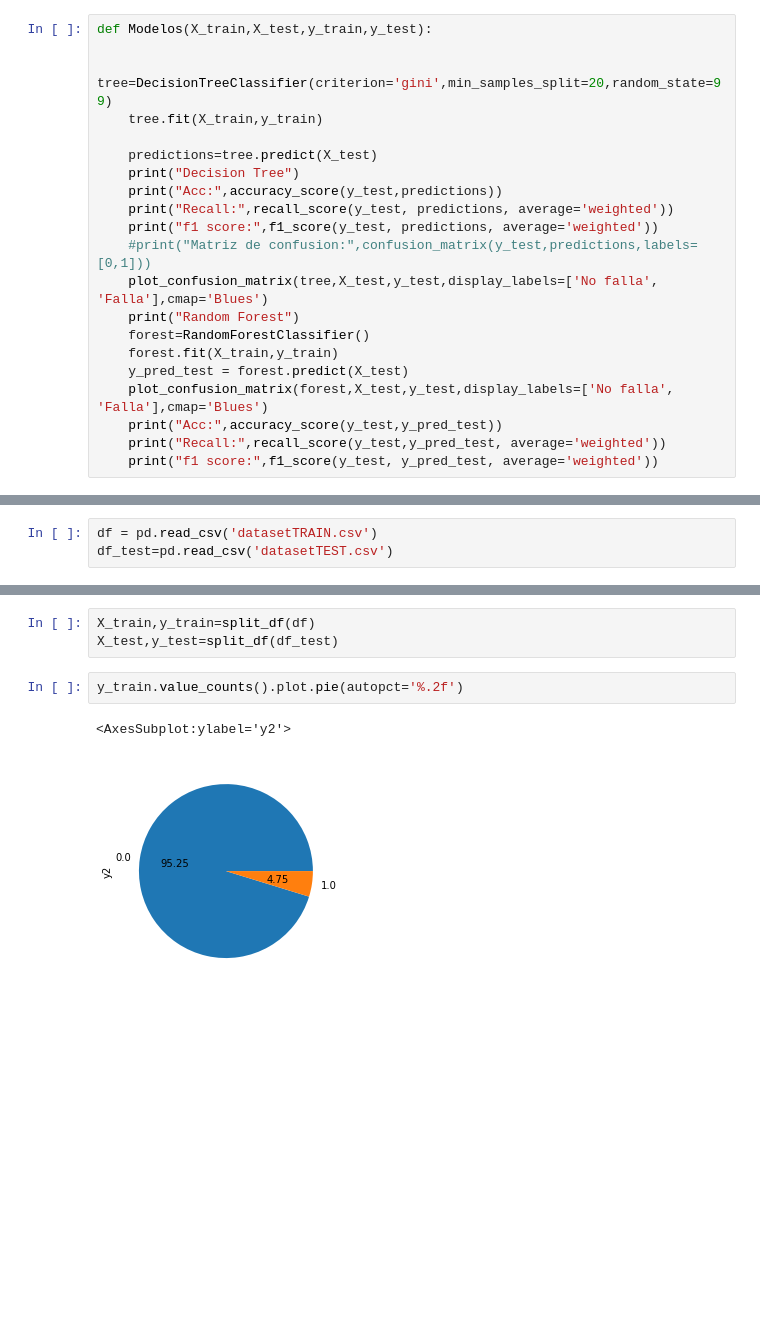
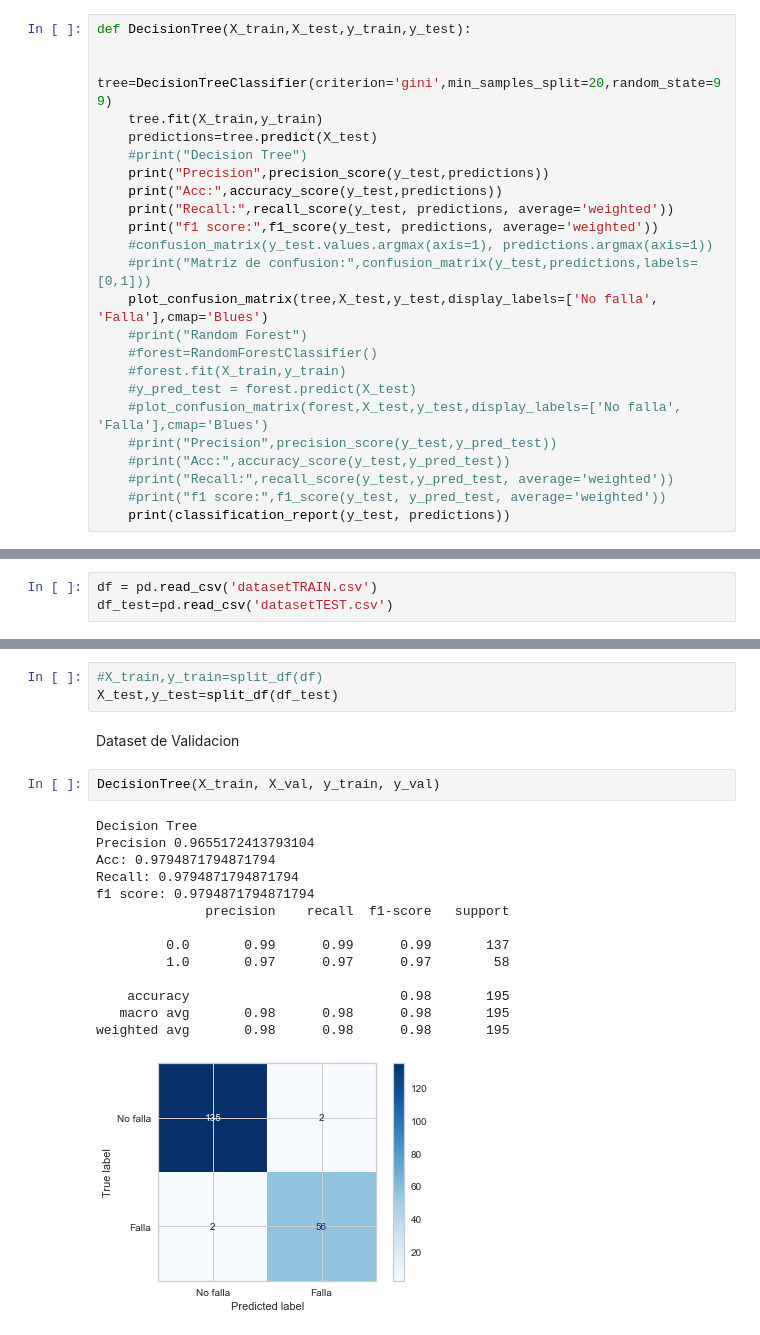
Before and after one commit to mbrito96/CEIA, a Jupyter notebook: X4_AnDatos/TP Integrador/04_Predicciones.ipynb, the cells around one changed output, grey strips where cells are left out. Cells and saved outputs as stored; diff of their text form; blank space fills up the shorter version.

```diff
--- a/X4_AnDatos/TP Integrador/04_Predicciones.ipynb
+++ b/X4_AnDatos/TP Integrador/04_Predicciones.ipynb
@@ -40,21 +39,24 @@ Uso dos datasets distintos para train y para test.
 # %%
-def Modelos(X_train,X_test,y_train,y_test):
+def DecisionTree(X_train,X_test,y_train,y_test):
 
     tree=DecisionTreeClassifier(criterion='gini',min_samples_split=20,random_state=99)
     tree.fit(X_train,y_train)
-
     predictions=tree.predict(X_test)
-    print("Decision Tree")
+    #print("Decision Tree")
+    print("Precision",precision_score(y_test,predictions))
     print("Acc:",accuracy_score(y_test,predictions))
     print("Recall:",recall_score(y_test, predictions, average='weighted'))
     print("f1 score:",f1_score(y_test, predictions, average='weighted'))
+    #confusion_matrix(y_test.values.argmax(axis=1), predictions.argmax(axis=1))
     #print("Matriz de confusion:",confusion_matrix(y_test,predictions,labels=[0,1]))
     plot_confusion_matrix(tree,X_test,y_test,display_labels=['No falla', 'Falla'],cmap='Blues')
-    print("Random Forest")
-    forest=RandomForestClassifier()
-    forest.fit(X_train,y_train)
-    y_pred_test = forest.predict(X_test)
-    plot_confusion_matrix(forest,X_test,y_test,display_labels=['No falla', 'Falla'],cmap='Blues')
-    print("Acc:",accuracy_score(y_test,y_pred_test))
-    print("Recall:",recall_score(y_test,y_pred_test, average='weighted'))
-    print("f1 score:",f1_score(y_test, y_pred_test, average='weighted'))
+    #print("Random Forest")
+    #forest=RandomForestClassifier()
+    #forest.fit(X_train,y_train)
+    #y_pred_test = forest.predict(X_test)
+    #plot_confusion_matrix(forest,X_test,y_test,display_labels=['No falla', 'Falla'],cmap='Blues')
+    #print("Precision",precision_score(y_test,y_pred_test))
+    #print("Acc:",accuracy_score(y_test,y_pred_test))
+    #print("Recall:",recall_score(y_test,y_pred_test, average='weighted'))
+    #print("f1 score:",f1_score(y_test, y_pred_test, average='weighted'))
+    print(classification_report(y_test, predictions))
@@ -72,8 +168,22 @@ def split_df(df):
 # %%
-X_train,y_train=split_df(df)
+#X_train,y_train=split_df(df)
 X_test,y_test=split_df(df_test)
-# %%
-y_train.value_counts().plot.pie(autopct='%.2f')
-# %% [output]
-<AxesSubplot:ylabel='y2'>
-[figure, removed]
+# %% [markdown]
+Dataset de Validacion
+# %%
+DecisionTree(X_train, X_val, y_train, y_val)
+# %% [output]
+Decision Tree
+Precision 0.9655172413793104
+Acc: 0.9794871794871794
+Recall: 0.9794871794871794
+f1 score: 0.9794871794871794
+              precision    recall  f1-score   support
+
+         0.0       0.99      0.99      0.99       137
+         1.0       0.97      0.97      0.97        58
+
+    accuracy                           0.98       195
+   macro avg       0.98      0.98      0.98       195
+weighted avg       0.98      0.98      0.98       195
+[figure, added]
```
Also changed, not shown: parts of 31 cells of this notebook.
